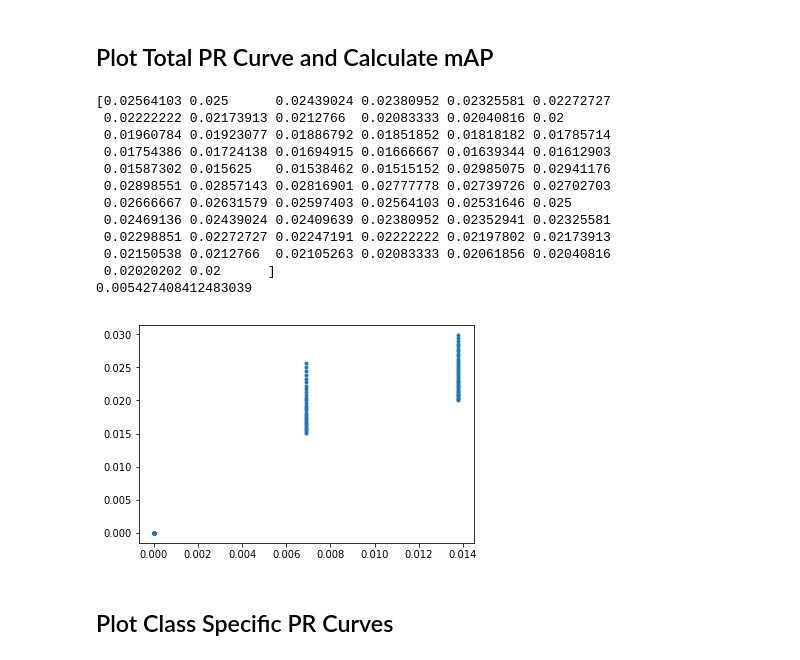
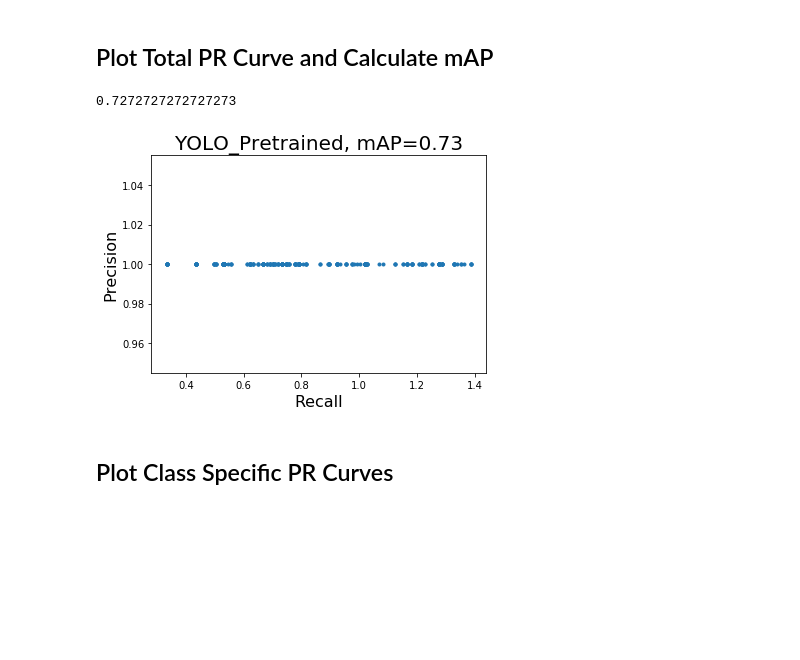
Before and after one commit to JahyaBurke/ECE285_Sauvage_Object_Detection, a Jupyter notebook: YOLO_mAP.ipynb, the cells around one changed output. Drawn from its saved outputs; the diff is of its cells as text; code cells hidden in the pictures; blank space fills up the shorter version.

```diff
--- a/YOLO_mAP.ipynb
+++ b/YOLO_mAP.ipynb
@@ -212,45 +257,43 @@ tensor([ -9.2695,  15.8400, 420.1481, 417.6072])
 # %% [markdown]
 ## Plot Total PR Curve and Calculate mAP
 # %%
-Precision = np.load(test_file+'_Precision.npy')
-Recall = np.load(test_file+'_Recall.npy')
 from matplotlib import pyplot as plt
-plt.plot(Recall, Precision, '.')
+
+#print(Recall[Recall > 0])
 #print(Precision, Recall)
 def calculate_mAP(Recall, Precision):
     N = Precision.shape[0]
     # Smooth precision curve
     for i in range(N-1):
         ind_right = (Recall >= Recall[i])
         Precision[i] = max(Precision[i], np.max(Precision[ind_right]))
     # Interpolate PR values
     recall_steps = np.linspace(0,1,11)
     Interp_Precision = np.zeros(11)
     for i in range(11):
         r = recall_steps[i]
         ind_closest = np.argmin(np.absolute(r - Recall))
         if (np.absolute(Recall[ind_closest] - r) <= 0.1):
             Interp_Precision[i] = Precision[ind_closest]
             Recall[ind_closest] = 0
     mAP = np.sum(Interp_Precision)/11
     return mAP
 
-mAP = calculate_mAP(Recall, Precision)
+Precision = np.load(test_file+'_Precision.npy')
+Recall = np.load(test_file+'_Recall.npy')
+Precision = Precision[Recall > 0]
+Recall = Recall[Recall > 0]
+mAP = calculate_mAP(Recall.copy(), Precision.copy())
 print(mAP)
+fig = plt.figure()
+plt.plot(Recall[Recall > 0], Precision[Recall > 0], '.')
+plt.xlabel('Recall',fontsize=16)
+plt.ylabel('Precision',fontsize=16)
+plt.title(test_file+', mAP=%.2f' %(mAP),fontsize=20)
+fig.savefig('plot/'+test_file+'_PR.png')
 # %% [output]
-[0.02564103 0.025      0.02439024 0.02380952 0.02325581 0.02272727
- 0.02222222 0.02173913 0.0212766  0.02083333 0.02040816 0.02
- 0.01960784 0.01923077 0.01886792 0.01851852 0.01818182 0.01785714
- 0.01754386 0.01724138 0.01694915 0.01666667 0.01639344 0.01612903
- 0.01587302 0.015625   0.01538462 0.01515152 0.02985075 0.02941176
- 0.02898551 0.02857143 0.02816901 0.02777778 0.02739726 0.02702703
- 0.02666667 0.02631579 0.02597403 0.02564103 0.02531646 0.025
- 0.02469136 0.02439024 0.02409639 0.02380952 0.02352941 0.02325581
- 0.02298851 0.02272727 0.02247191 0.02222222 0.02197802 0.02173913
- 0.02150538 0.0212766  0.02105263 0.02083333 0.02061856 0.02040816
- 0.02020202 0.02      ]
-0.005427408412483039
+0.7272727272727273
-[figure, old version]
+[figure, new version]
 # %% [markdown]
 ## Plot Class Specific PR Curves
 # %%
```
Also changed, not shown: parts of 7 cells of this notebook, 4 other files.
